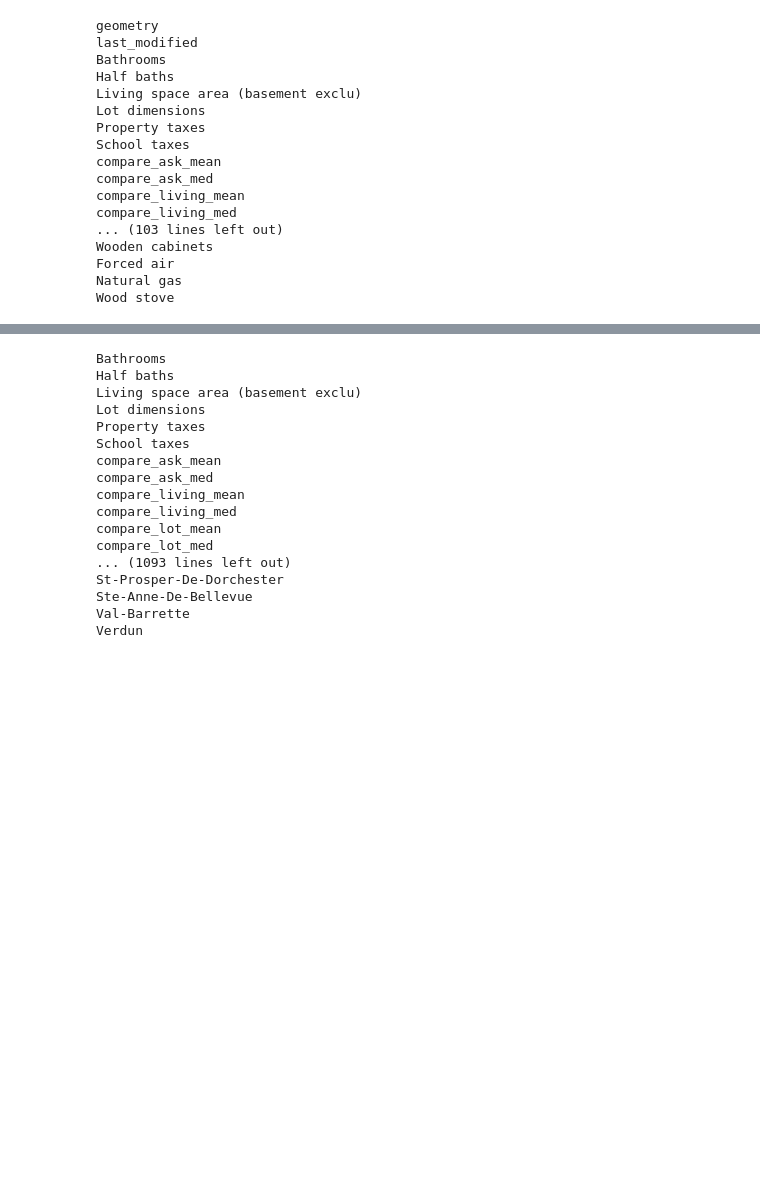
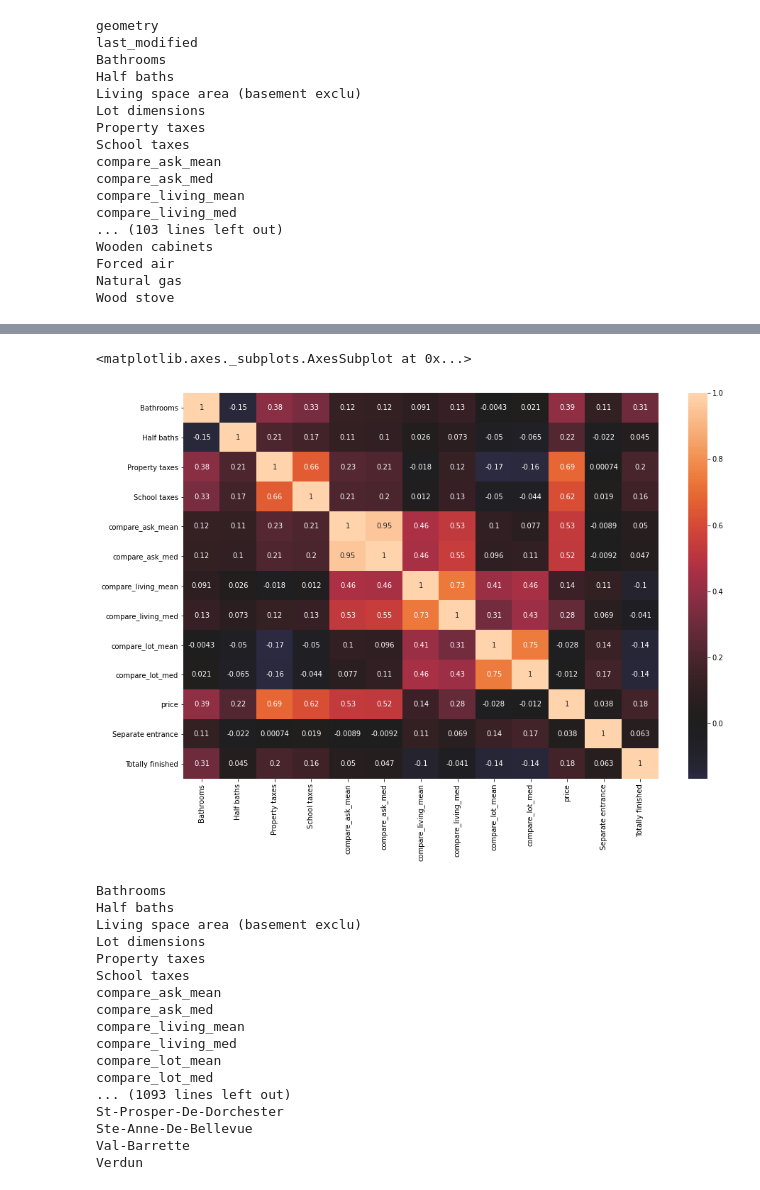
Before and after one commit to thematz1/realestate-fliprenovator, a Jupyter notebook: renovation profit.ipynb, the cells around one changed output, grey strips where cells are left out. Cells and saved outputs as stored; diff of their text form; code cells hidden in the pictures; blank space fills up the shorter version.

Commit message:
cut more columns
the columns were too skewed so i cut used a power transform and cut columns which had little to no improvement. The model does not improve much

```diff
--- a/renovation profit.ipynb
+++ b/renovation profit.ipynb
@@ -326,3 +348,4 @@ ab.to_pickle('process.pkl')
 ab1 = ab.select_dtypes(exclude='object').rename_axis(index="").drop(columns=['geometry', 'last_modified', 'None']).drop_duplicates()
 # %%
-ab1 = ab1.join(county_info.reset_index().drop_duplicates().rename_axis(index=''))
+#join county info
+ab1 = ab1.join(county_info.reset_index().drop_duplicates().rename_axis(index='')).drop(columns=['index'])
@@ -340,0 +393,5 @@ pd.DataFrame(scaler.inverse_transform(ab.iloc[:,2:15]), columns =ab.iloc[:,2:15]
+# %%
+import sklearn
+ab2 = ab1.drop(columns=['county'])
+cols, index = ab2.columns, ab2.index
+ab2 = sklearn.preprocessing.power_transform(ab2, method='yeo-johnson', standardize=True, copy=True)
@@ -341,3 +400,19 @@ pd.DataFrame(scaler.inverse_transform(ab.iloc[:,2:15]), columns =ab.iloc[:,2:15]
+# %%
+ab3 = pd.DataFrame(ab2, columns=cols, index=index)
+keep = [col for col, val in ab3.skew().items() if val <=1]
+# %%
+#try this guy
+refined = ab3.loc[:,keep].dropna()
+cor =refined.corr()
+keep = [x for x, y in cor['price'].items() if str(y) != 'nan']
+refined = refined.loc[:, keep]
+# %%
+cor =refined.corr()
+fig = plt.figure(figsize=(15,10))
+sns.heatmap(data=cor,  annot=True, center=0)
+# %% [output]
+<matplotlib.axes._subplots.AxesSubplot at 0x...>
+[figure, added]
 # %%
 columns = ab1.iloc[:,-1097:]
 col_index = []
```
Also changed, not shown: parts of 24 cells of this notebook.
